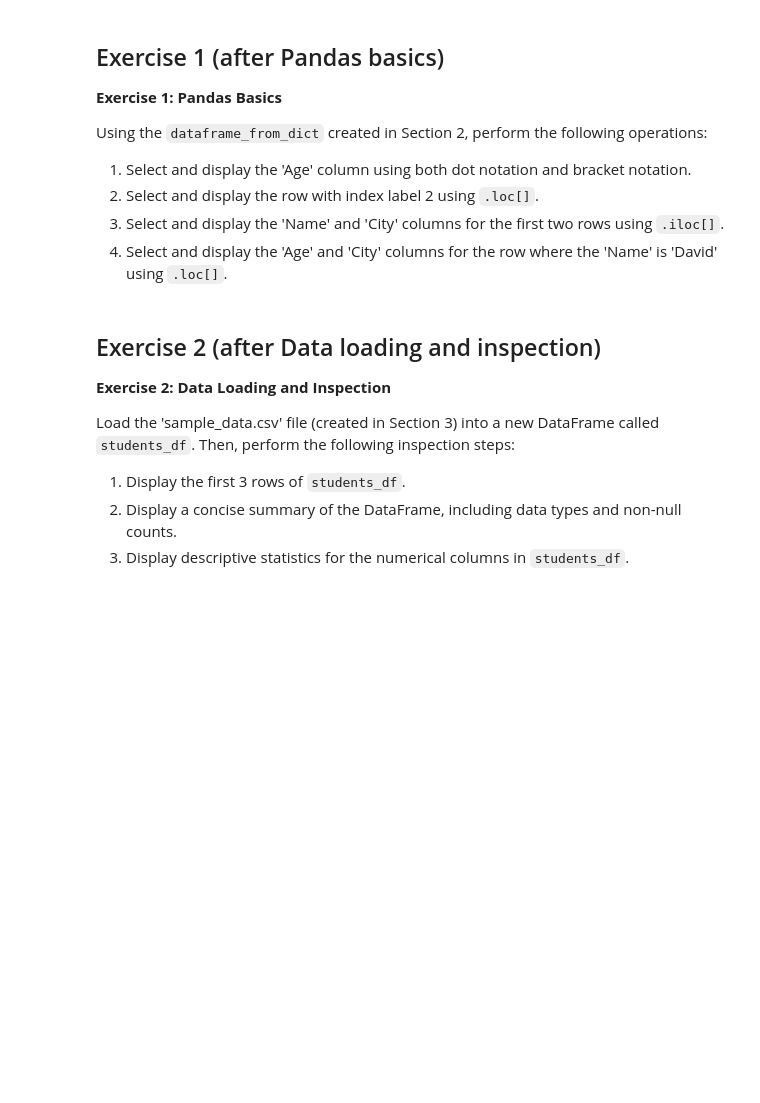
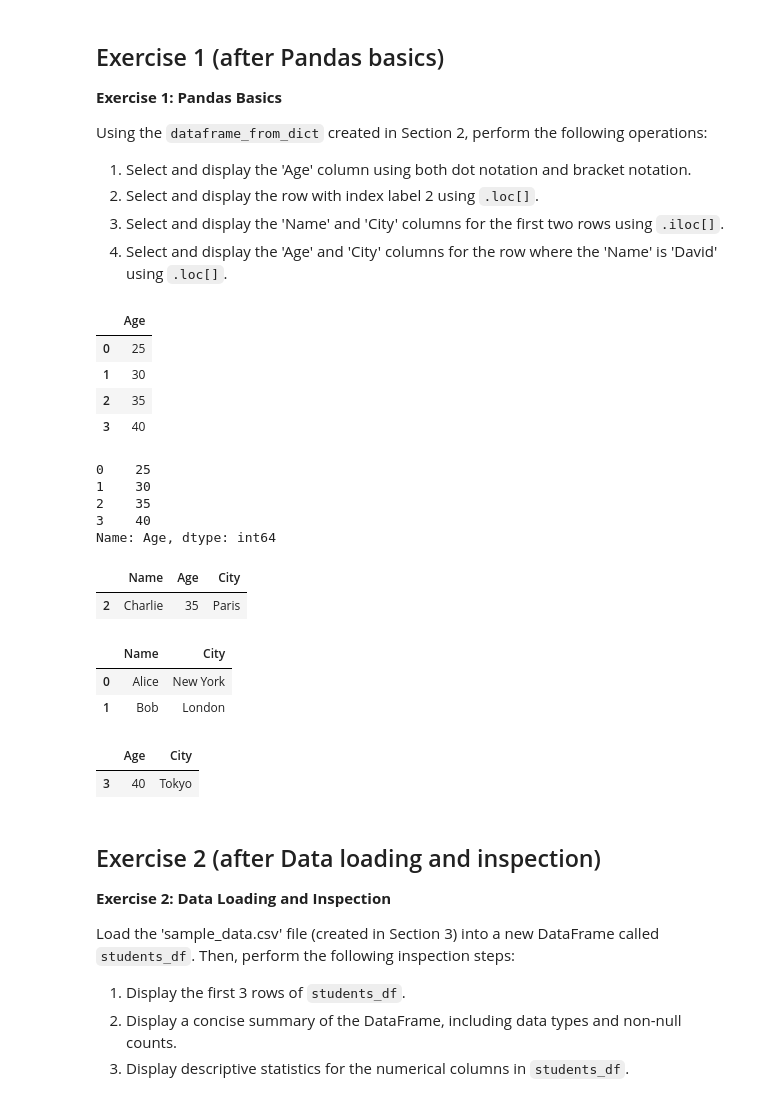
Before and after one commit to c22emigr/pythonfordatascience, a Jupyter notebook: Python_for_ds_Assignment.ipynb, the cells around one changed output. Cells and saved outputs as stored; diff of their text form; code cells hidden in the pictures; blank space fills up the shorter version.

Commit message:
Solutions to Exercise 1

```diff
--- a/Python_for_ds_Assignment.ipynb
+++ b/Python_for_ds_Assignment.ipynb
@@ -1346,3 +1854,39 @@ Using the `dataframe_from_dict` created in Section 2, perform the following oper
+# %%
+# Solution 1
+data = {'Name': ['Alice', 'Bob', 'Charlie', 'David'],
+        'Age': [25, 30, 35, 40],
+        'City': ['New York', 'London', 'Paris', 'Tokyo']}
+dataframe_from_dict = pd.DataFrame(data)
+df = dataframe_from_dict
+display(df['Age'])
+display(df.Age)
+
+# Solution 2
+display(df.loc[[2]])
+
+# Solution 3
+display(df.iloc[0:2, [0, 2]])
+
+# Solution 4
+display(df.loc[df['Name'] == 'David', ['Age', 'City']])
+# %% [output]
+|  | Age |
+| 0 | 25 |
+| 1 | 30 |
+| 2 | 35 |
+| 3 | 40 |
+0    25
+1    30
+2    35
+3    40
+Name: Age, dtype: int64
+|  | Name | Age | City |
+| 2 | Charlie | 35 | Paris |
+|  | Name | City |
+| 0 | Alice | New York |
+| 1 | Bob | London |
+|  | Age | City |
+| 3 | 40 | Tokyo |
 # %% [markdown]
 ## Exercise 2 (after Data loading and inspection)
 
```
Also changed, not shown: parts of 27 cells of this notebook, 1 other file.
